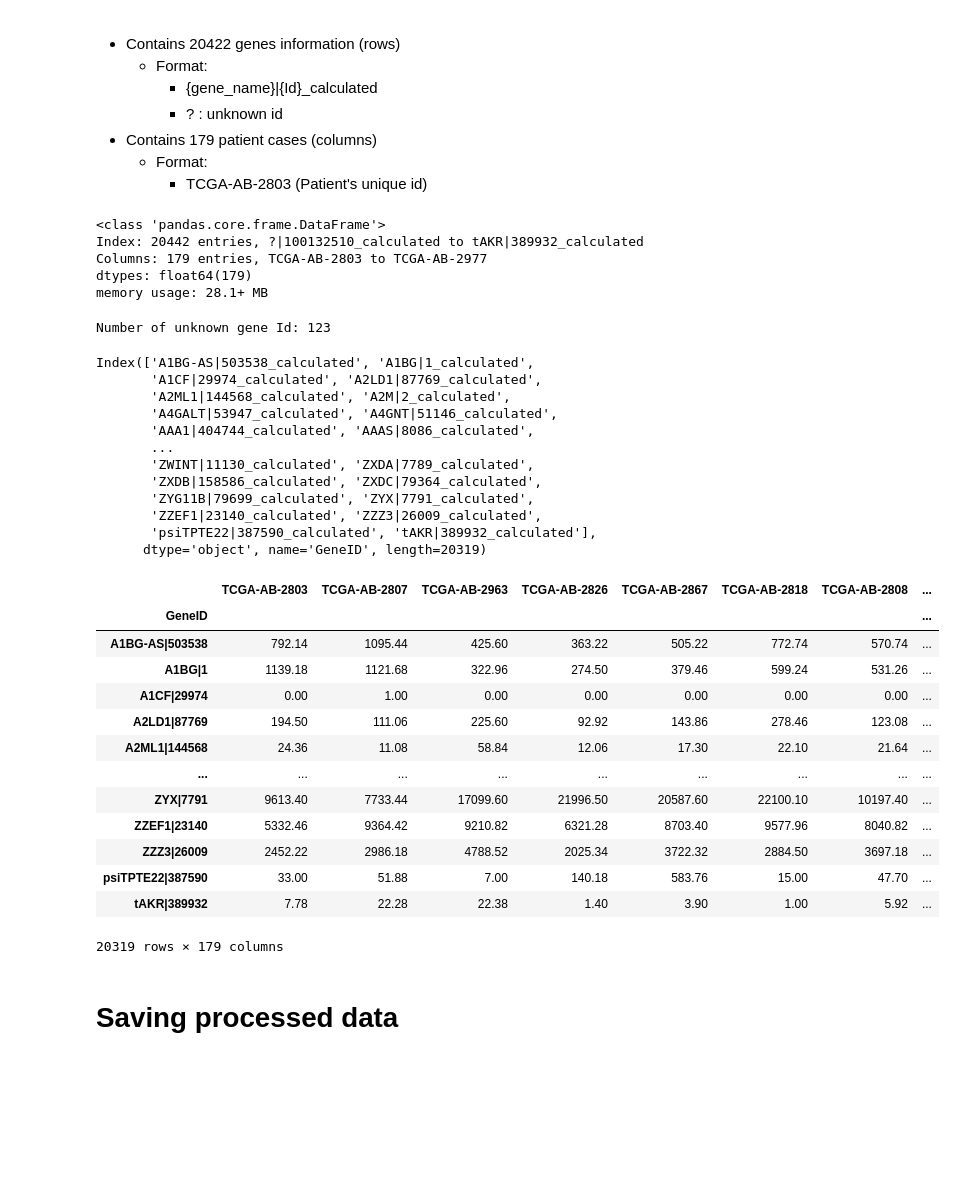
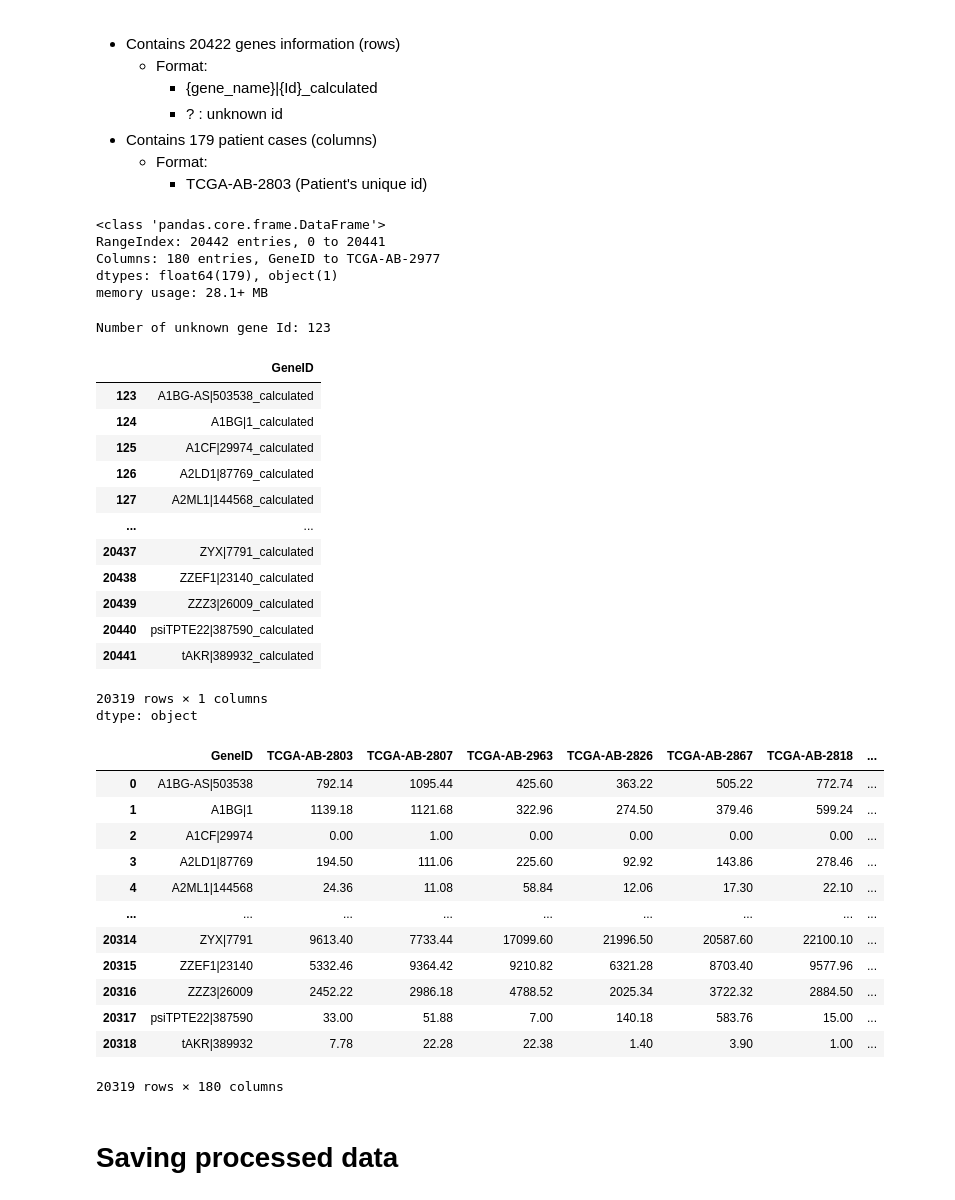
Before and after one commit to JinLeeGG/AML-EGR1-Survival-Analysis, a Jupyter notebook: Data_Analysis_Process.ipynb, the cells around one changed output. Saved outputs shown, nothing was run; the diff lists cells and outputs as text; code cells hidden in the pictures; blank space fills up the shorter version.

```diff
--- a/Data_Analysis_Process.ipynb
+++ b/Data_Analysis_Process.ipynb
@@ -280,8 +279,7 @@ Clinical_df
 # **RNA Expression Dataset**
 # %%
 # Reading RNA Expression Dataset
-file_path = '/content/drive/MyDrive/Acute Myeloid Leukemia (TCGA, PanCancer Atlas)/datasets/laml.rnaseq.179_v1.0_gaf2.0_read_count_matrix.txt.tcgaID.txt'
-gene_df = pd.read_csv(file_path, sep='\t', index_col=0) # set GeneID as index
+gene_df = pd.read_csv('/content/drive/MyDrive/Acute Myeloid Leukemia (TCGA, PanCancer Atlas)/datasets/laml.rnaseq.179_v1.0_gaf2.0_read_count_matrix.txt.tcgaID.txt', sep='\t')
 
 gene_df
 # %% [output]
@@ -315,9 +312,9 @@ gene_df
 gene_df.info()
 # %% [output]
 <class 'pandas.core.frame.DataFrame'>
-Index: 20442 entries, ?|100132510_calculated to tAKR|389932_calculated
-Columns: 179 entries, TCGA-AB-2803 to TCGA-AB-2977
-dtypes: float64(179)
+RangeIndex: 20442 entries, 0 to 20441
+Columns: 180 entries, GeneID to TCGA-AB-2977
+dtypes: float64(179), object(1)
 memory usage: 28.1+ MB
 # %%
 # Inspecting number of unknown Gene ID
@@ -328,45 +325,49 @@ Number of unknown gene Id: 123
 # %%
 # Removing unknown gene ID from dataframe
 
-gene_df = gene_df[~gene_df.index.str.startswith('?')]
-gene_df.index
+gene_df = gene_df[~gene_df['GeneID'].str.startswith('?')]
+gene_df['GeneID']
 # %% [output]
+|  | GeneID |
+| 123 | A1BG-AS|503538_calculated |
+| 124 | A1BG|1_calculated |
+| 125 | A1CF|29974_calculated |
+| 126 | A2LD1|87769_calculated |
+| 127 | A2ML1|144568_calculated |
+| ... | ... |
+| 20437 | ZYX|7791_calculated |
+| 20438 | ZZEF1|23140_calculated |
+| 20439 | ZZZ3|26009_calculated |
+| 20440 | psiTPTE22|387590_calculated |
+| 20441 | tAKR|389932_calculated |
-Index(['A1BG-AS|503538_calculated', 'A1BG|1_calculated',
-       'A1CF|29974_calculated', 'A2LD1|87769_calculated',
-       'A2ML1|144568_calculated', 'A2M|2_calculated',
-       'A4GALT|53947_calculated', 'A4GNT|51146_calculated',
-       'AAA1|404744_calculated', 'AAAS|8086_calculated',
-       ...
-       'ZWINT|11130_calculated', 'ZXDA|7789_calculated',
-       'ZXDB|158586_calculated', 'ZXDC|79364_calculated',
-       'ZYG11B|79699_calculated', 'ZYX|7791_calculated',
-       'ZZEF1|23140_calculated', 'ZZZ3|26009_calculated',
-       'psiTPTE22|387590_calculated', 'tAKR|389932_calculated'],
-      dtype='object', name='GeneID', length=20319)
+20319 rows × 1 columns
+dtype: object
 # %%
 # 1. Filter for rows containing the '|' character
-gene_df = gene_df[gene_df.index.str.contains('\|', na=False)].copy()
+gene_df = gene_df[gene_df['GeneID'].str.contains('\|', na=False)].copy()
 
 # Removing "_calculated" from GeneID
-gene_df.index = gene_df.index.str.replace('_calculated', '')
+gene_df['GeneID'] = gene_df['GeneID'].str.replace('_calculated', '')
+
+# reset index
+gene_df = gene_df.reset_index(drop=True)
 
 # Checking
 gene_df
 # %% [output]
-|  | TCGA-AB-2803 | TCGA-AB-2807 | TCGA-AB-2963 | TCGA-AB-2826 | TCGA-AB-2867 | TCGA-AB-2818 | TCGA-AB-2808 | ... |
-| GeneID |  |  |  |  |  |  |  | ... |
-| A1BG-AS|503538 | 792.14 | 1095.44 | 425.60 | 363.22 | 505.22 | 772.74 | 570.74 | ... |
-| A1BG|1 | 1139.18 | 1121.68 | 322.96 | 274.50 | 379.46 | 599.24 | 531.26 | ... |
-| A1CF|29974 | 0.00 | 1.00 | 0.00 | 0.00 | 0.00 | 0.00 | 0.00 | ... |
-| A2LD1|87769 | 194.50 | 111.06 | 225.60 | 92.92 | 143.86 | 278.46 | 123.08 | ... |
-| A2ML1|144568 | 24.36 | 11.08 | 58.84 | 12.06 | 17.30 | 22.10 | 21.64 | ... |
+|  | GeneID | TCGA-AB-2803 | TCGA-AB-2807 | TCGA-AB-2963 | TCGA-AB-2826 | TCGA-AB-2867 | TCGA-AB-2818 | ... |
+| 0 | A1BG-AS|503538 | 792.14 | 1095.44 | 425.60 | 363.22 | 505.22 | 772.74 | ... |
+| 1 | A1BG|1 | 1139.18 | 1121.68 | 322.96 | 274.50 | 379.46 | 599.24 | ... |
+| 2 | A1CF|29974 | 0.00 | 1.00 | 0.00 | 0.00 | 0.00 | 0.00 | ... |
+| 3 | A2LD1|87769 | 194.50 | 111.06 | 225.60 | 92.92 | 143.86 | 278.46 | ... |
+| 4 | A2ML1|144568 | 24.36 | 11.08 | 58.84 | 12.06 | 17.30 | 22.10 | ... |
 | ... | ... | ... | ... | ... | ... | ... | ... | ... |
-| ZYX|7791 | 9613.40 | 7733.44 | 17099.60 | 21996.50 | 20587.60 | 22100.10 | 10197.40 | ... |
-| ZZEF1|23140 | 5332.46 | 9364.42 | 9210.82 | 6321.28 | 8703.40 | 9577.96 | 8040.82 | ... |
-| ZZZ3|26009 | 2452.22 | 2986.18 | 4788.52 | 2025.34 | 3722.32 | 2884.50 | 3697.18 | ... |
-| psiTPTE22|387590 | 33.00 | 51.88 | 7.00 | 140.18 | 583.76 | 15.00 | 47.70 | ... |
-| tAKR|389932 | 7.78 | 22.28 | 22.38 | 1.40 | 3.90 | 1.00 | 5.92 | ... |
+| 20314 | ZYX|7791 | 9613.40 | 7733.44 | 17099.60 | 21996.50 | 20587.60 | 22100.10 | ... |
+| 20315 | ZZEF1|23140 | 5332.46 | 9364.42 | 9210.82 | 6321.28 | 8703.40 | 9577.96 | ... |
+| 20316 | ZZZ3|26009 | 2452.22 | 2986.18 | 4788.52 | 2025.34 | 3722.32 | 2884.50 | ... |
+| 20317 | psiTPTE22|387590 | 33.00 | 51.88 | 7.00 | 140.18 | 583.76 | 15.00 | ... |
+| 20318 | tAKR|389932 | 7.78 | 22.28 | 22.38 | 1.40 | 3.90 | 1.00 | ... |
-20319 rows × 179 columns
+20319 rows × 180 columns
 # %% [markdown]
 # Saving processed data
 # %%
```
Also changed, not shown: parts of 11 cells of this notebook.
